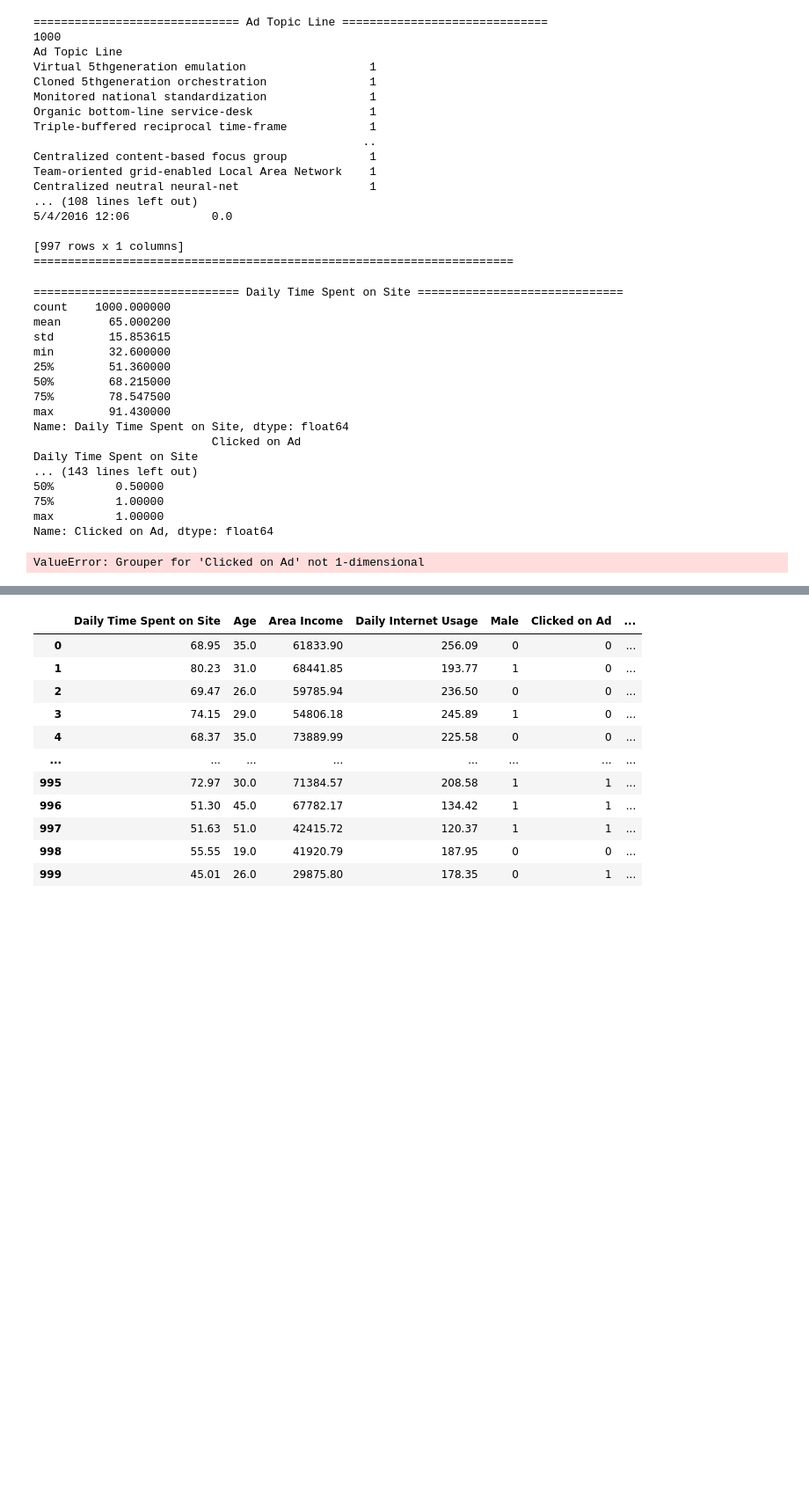
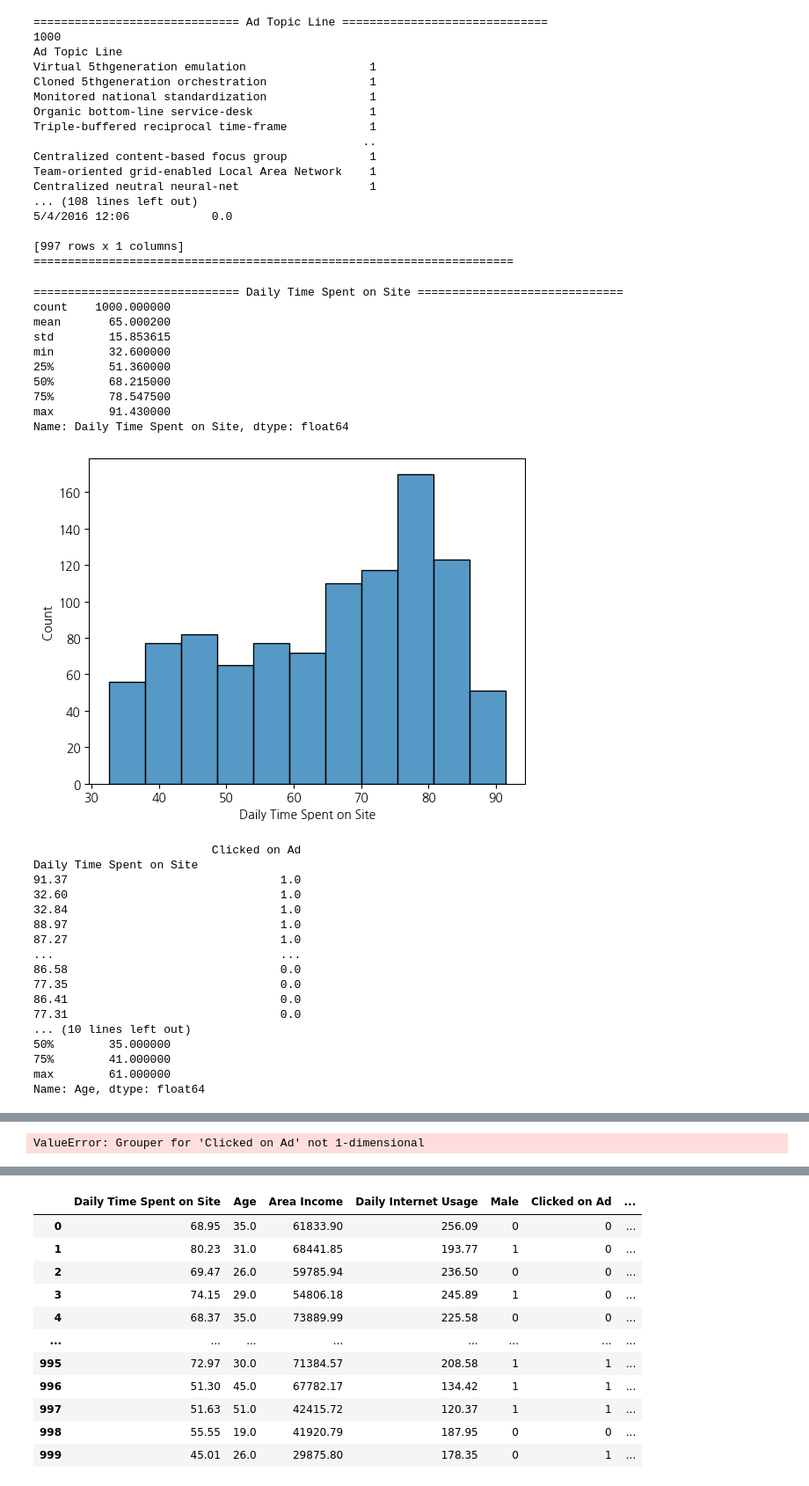
Before and after one commit to hyun111111/fintech_service_2nd, a Jupyter notebook: 05machine_learning/18나이브베이즈_분류분석.ipynb, the cells around one changed output, grey strips where cells are left out. Shown at 88% size. Saved outputs shown, nothing was run; the diff lists cells and outputs as text; code cells hidden in the pictures; blank space fills up the shorter version.

```diff
--- a/05machine_learning/18나이브베이즈_분류분석.ipynb
+++ b/05machine_learning/18나이브베이즈_분류분석.ipynb
@@ -119,25 +119,37 @@ Centralized neutral neural-net                   1
 # %%
 for col in num_cols:
     print("="* 30, col, "="* 30)
     print(data[col].describe())
+    sns.histplot(num_cols[col])
+    plt.show()
     print(data[[col,'Clicked on Ad']].groupby(col).mean().sort_values(by='Clicked on Ad', ascending = False))
     print("="* 70)
 # %% [output]
 ============================== Daily Time Spent on Site ==============================
 count    1000.000000
 mean       65.000200
 std        15.853615
 min        32.600000
 25%        51.360000
 50%        68.215000
 75%        78.547500
 max        91.430000
 Name: Daily Time Spent on Site, dtype: float64
-                          Clicked on Ad
-Daily Time Spent on Site
-... (143 lines left out)
-50%         0.50000
-75%         1.00000
-max         1.00000
-Name: Clicked on Ad, dtype: float64
+[figure, added]
-ValueError: Grouper for 'Clicked on Ad' not 1-dimensional
+                          Clicked on Ad
+Daily Time Spent on Site
+91.37                               1.0
+32.60                               1.0
+32.84                               1.0
+88.97                               1.0
+87.27                               1.0
+...                                 ...
+86.58                               0.0
+77.35                               0.0
+86.41                               0.0
+77.31                               0.0
+... (10 lines left out)
+50%        35.000000
+75%        41.000000
+max        61.000000
+Name: Age, dtype: float64
@@ -143,0 +227 @@ ValueError: Grouper for 'Clicked on Ad' not 1-dimensional
+ValueError: Grouper for 'Clicked on Ad' not 1-dimensional
```
Also changed, not shown: parts of 15 cells of this notebook, 12 other files.
